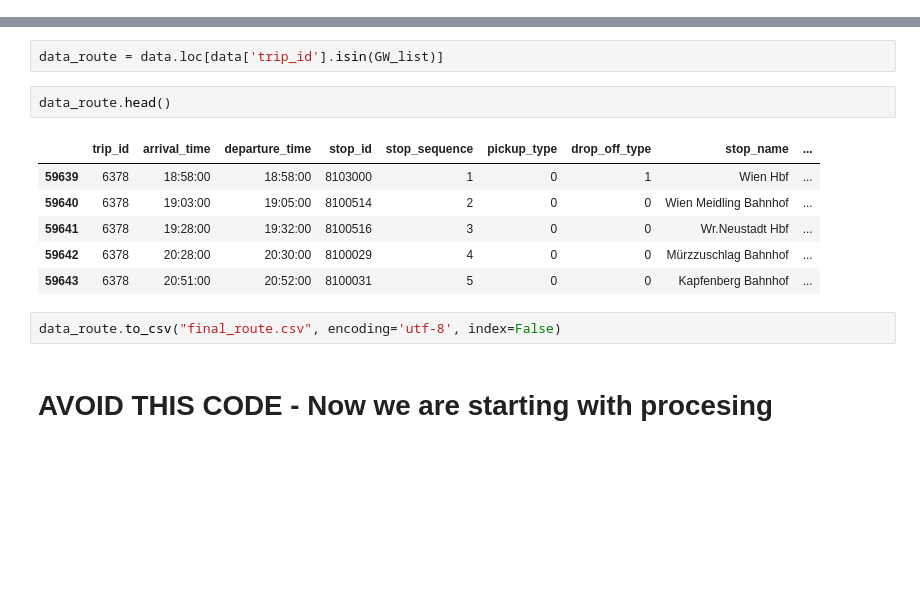
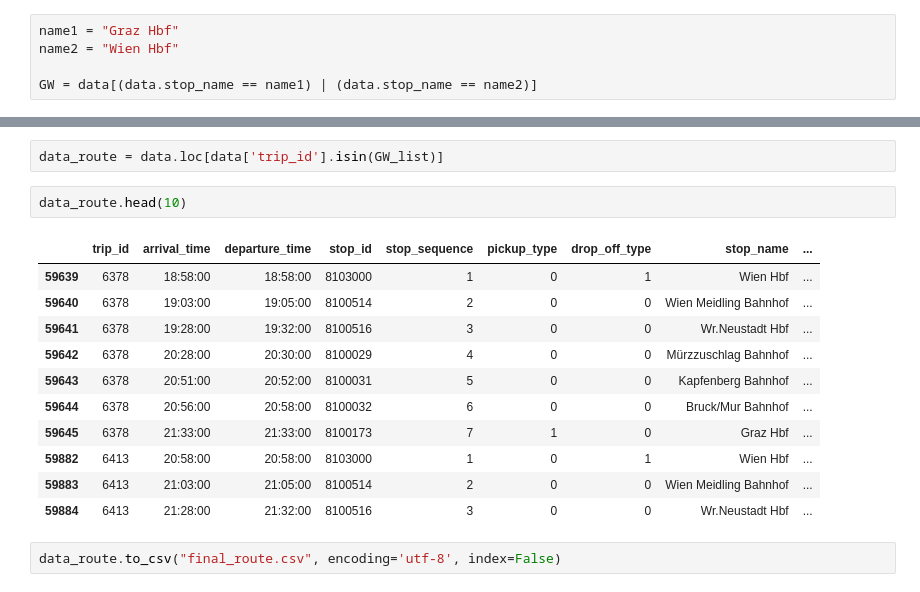
Before and after one commit to SvenCelin/Information-Visualisation, a Jupyter notebook: DataCleaningAndPreprocesing.ipynb, the cells around one changed output, grey strips where cells are left out. Drawn from its saved outputs; the diff is of its cells as text; blank space fills up the shorter version.

```diff
--- a/DataCleaningAndPreprocesing.ipynb
+++ b/DataCleaningAndPreprocesing.ipynb
@@ -84,3 +82,8 @@ GW = data[(data.stop_name == "Graz Hbf") | (data.stop_name == "Wien Hbf")]
+# %%
+name1 = "Graz Hbf"
+name2 = "Wien Hbf"
+
+GW = data[(data.stop_name == name1) | (data.stop_name == name2)]
 # %%
 GW.head()
 # %% [output]
@@ -125,15 +128,18 @@ print(len(GW_list))
 # %%
 data_route = data.loc[data['trip_id'].isin(GW_list)]
 # %%
-data_route.head()
+data_route.head(10)
 # %% [output]
 |  | trip_id | arrival_time | departure_time | stop_id | stop_sequence | pickup_type | drop_off_type | stop_name | ... |
 | 59639 | 6378 | 18:58:00 | 18:58:00 | 8103000 | 1 | 0 | 1 | Wien Hbf | ... |
 | 59640 | 6378 | 19:03:00 | 19:05:00 | 8100514 | 2 | 0 | 0 | Wien Meidling Bahnhof | ... |
 | 59641 | 6378 | 19:28:00 | 19:32:00 | 8100516 | 3 | 0 | 0 | Wr.Neustadt Hbf | ... |
 | 59642 | 6378 | 20:28:00 | 20:30:00 | 8100029 | 4 | 0 | 0 | Mürzzuschlag Bahnhof | ... |
 | 59643 | 6378 | 20:51:00 | 20:52:00 | 8100031 | 5 | 0 | 0 | Kapfenberg Bahnhof | ... |
+| 59644 | 6378 | 20:56:00 | 20:58:00 | 8100032 | 6 | 0 | 0 | Bruck/Mur Bahnhof | ... |
+| 59645 | 6378 | 21:33:00 | 21:33:00 | 8100173 | 7 | 1 | 0 | Graz Hbf | ... |
+| 59882 | 6413 | 20:58:00 | 20:58:00 | 8103000 | 1 | 0 | 1 | Wien Hbf | ... |
+| 59883 | 6413 | 21:03:00 | 21:05:00 | 8100514 | 2 | 0 | 0 | Wien Meidling Bahnhof | ... |
+| 59884 | 6413 | 21:28:00 | 21:32:00 | 8100516 | 3 | 0 | 0 | Wr.Neustadt Hbf | ... |
 # %%
 data_route.to_csv("final_route.csv", encoding='utf-8', index=False)
-# %% [markdown]
-# AVOID THIS CODE  - Now we are starting with procesing
```
Also changed, not shown: parts of 9 cells of this notebook, 1 other file.
